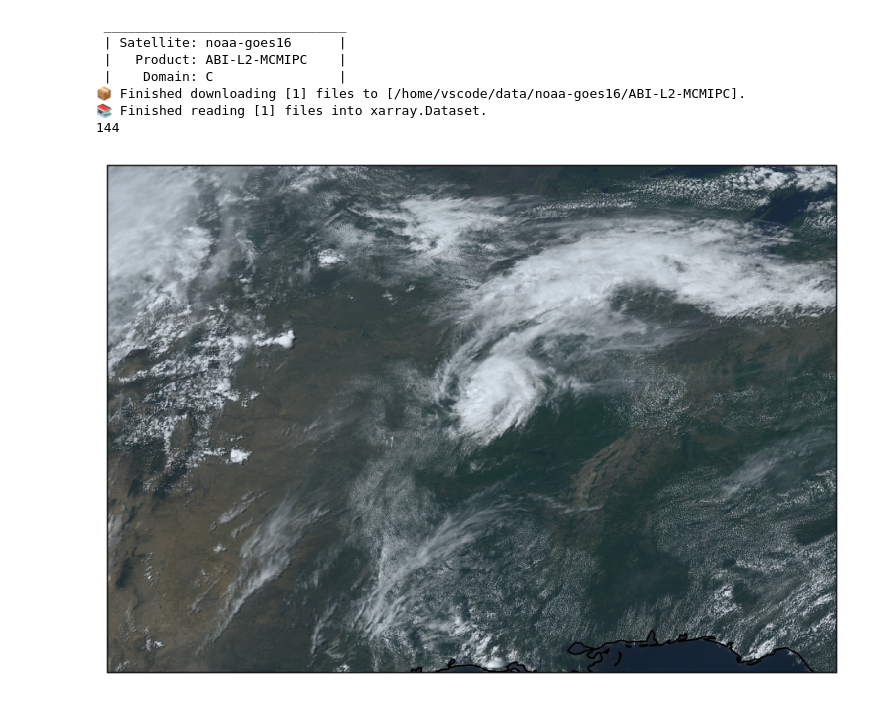
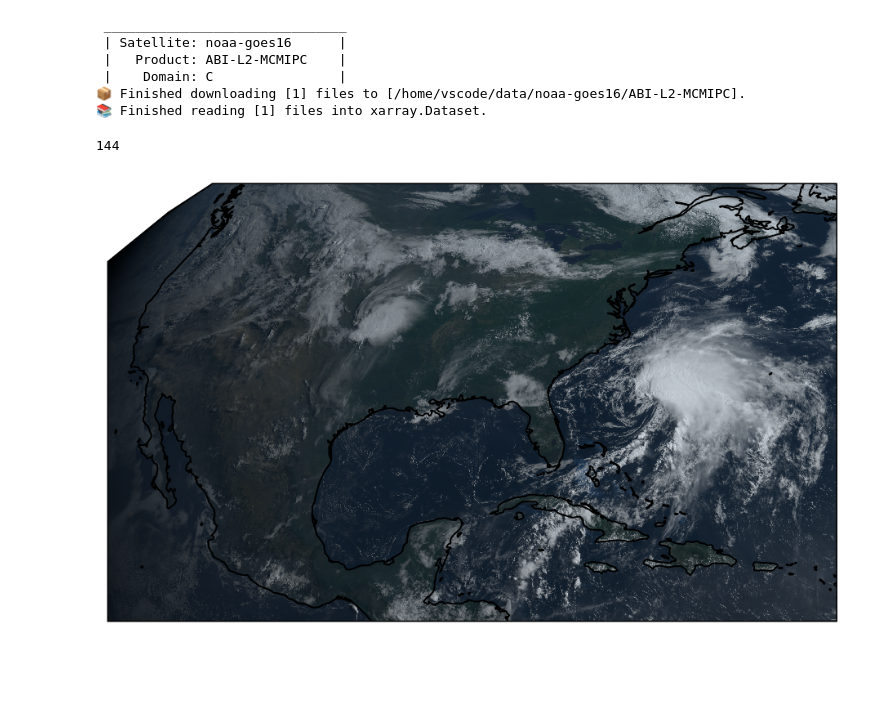
Before and after one commit to jasonwashburn/gifsat, a Jupyter notebook: test.ipynb, the cells around one changed output. Saved outputs shown, nothing was run; the diff lists cells and outputs as text; code cells hidden in the pictures; blank space fills up the shorter version.

Commit message:
tweaked image creation and centered on storms

```diff
--- a/test.ipynb
+++ b/test.ipynb
@@ -11,24 +30,24 @@ from rich import print, print_json
 # %%
 # Download a GOES ABI dataset
 G = goes_latest(product='ABI')
 
 # Make figure on Cartopy axes
 fig = plt.figure(figsize=(8,6), dpi=144)
 ax = plt.subplot(projection=G.rgb.crs )
 ax.imshow(G.rgb.NaturalColor(), **G.rgb.imshow_kwargs)
-ax.set_extent((-105, -85, 30, 47))
+#ax.set_extent((-105, -85, 30, 47))
 
 ax.coastlines()
 print(fig.dpi)
 # %% [output]
  _______________________________
  | Satellite: noaa-goes16      |
  |   Product: ABI-L2-MCMIPC    |
  |    Domain: C                |
 📦 Finished downloading [1] files to [/home/vscode/data/noaa-goes16/ABI-L2-MCMIPC].
 📚 Finished reading [1] files into xarray.Dataset.
-144
+144
-[figure, old version]
+[figure, new version]
 # %%
 end = dt.datetime.utcnow()
 start = end - dt.timedelta(minutes=120)
```
Also changed, not shown: parts of 15 cells of this notebook.
